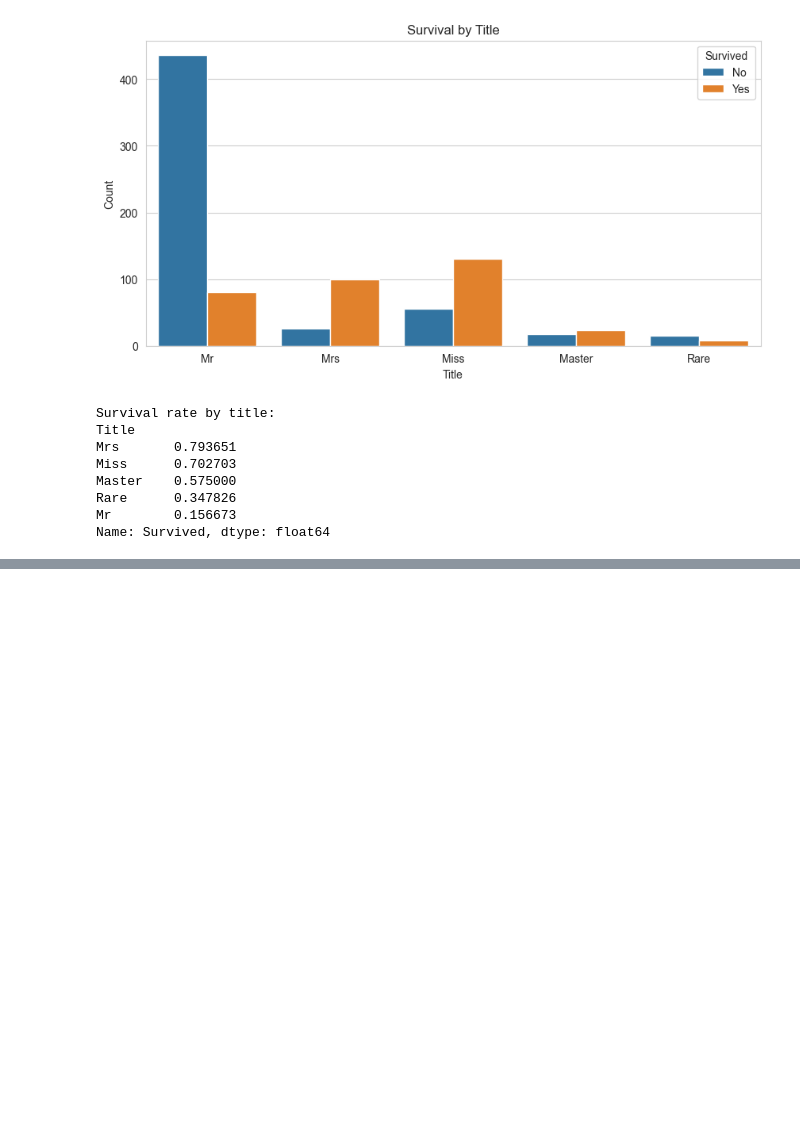
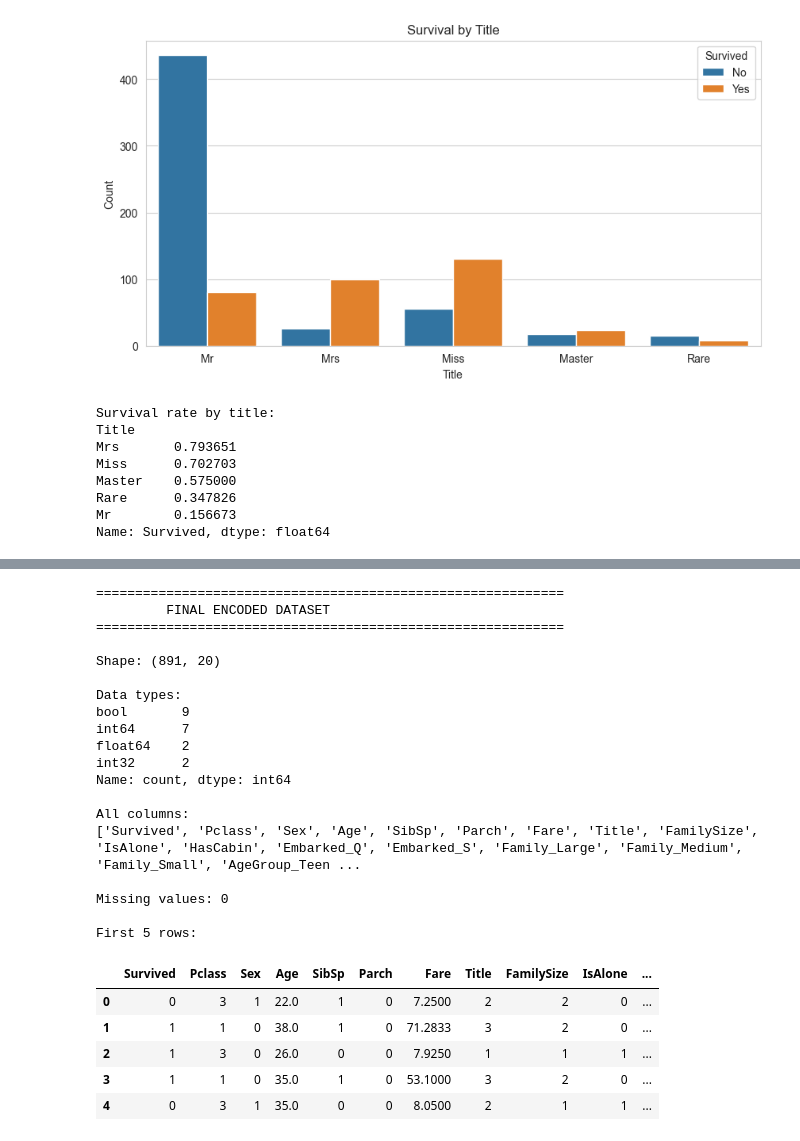
Before and after one commit to bersinada/Titanic-Survival-Prediction, a Jupyter notebook: notebooks/02_feature_engineering_preprocessing.ipynb, the cells around one changed output, grey strips where cells are left out. Drawn from its saved outputs; the diff is of its cells as text; code cells hidden in the pictures; blank space fills up the shorter version.

Commit message:
Complete preprocessing: feature engineering, encoding, scaling, train/test split

```diff
--- a/notebooks/02_feature_engineering_preprocessing.ipynb
+++ b/notebooks/02_feature_engineering_preprocessing.ipynb
@@ -195,0 +567,15 @@ Name: count, dtype: int64
+# %%
+age_dummies = pd.get_dummies(df_processed['AgeGroup'], prefix='AgeGroup', drop_first=True)
+
+print("AgeGroup One-Hot Encoding:")
+print(f"Original categories: {df_processed['AgeGroup'].unique()}")
+print(f"New columns: {age_dummies.columns.tolist()}")
+
+# Add to dataframe
+df_processed = pd.concat([df_processed, age_dummies], axis=1)
+
+# Drop original AgeGroup column
+df_processed = df_processed.drop('AgeGroup', axis=1)
+
+print(f"\nAgeGroup encoded and original column dropped.")
+print(f"New shape: {df_processed.shape}")
@@ -195,0 +590,44 @@ Name: count, dtype: int64
+# %%
+# Check final dataset
+print("="*60)
+print("         FINAL ENCODED DATASET")
+print("="*60)
+
+print(f"\nShape: {df_processed.shape}")
+
+print(f"\nData types:")
+print(df_processed.dtypes.value_counts())
+
+print(f"\nAll columns:")
+print(df_processed.columns.tolist())
+
+print(f"\nMissing values: {df_processed.isnull().sum().sum()}")
+
+print(f"\nFirst 5 rows:")
+df_processed.head()
+# %% [output]
+============================================================
+         FINAL ENCODED DATASET
+============================================================
+
+Shape: (891, 20)
+
+Data types:
+bool       9
+int64      7
+float64    2
+int32      2
+Name: count, dtype: int64
+
+All columns:
+['Survived', 'Pclass', 'Sex', 'Age', 'SibSp', 'Parch', 'Fare', 'Title', 'FamilySize', 'IsAlone', 'HasCabin', 'Embarked_Q', 'Embarked_S', 'Family_Large', 'Family_Medium', 'Family_Small', 'AgeGroup_Teen ...
+
+Missing values: 0
+
+First 5 rows:
+|  | Survived | Pclass | Sex | Age | SibSp | Parch | Fare | Title | FamilySize | IsAlone | ... |
+| 0 | 0 | 3 | 1 | 22.0 | 1 | 0 | 7.2500 | 2 | 2 | 0 | ... |
+| 1 | 1 | 1 | 0 | 38.0 | 1 | 0 | 71.2833 | 3 | 2 | 0 | ... |
+| 2 | 1 | 3 | 0 | 26.0 | 0 | 0 | 7.9250 | 1 | 1 | 1 | ... |
+| 3 | 1 | 1 | 0 | 35.0 | 1 | 0 | 53.1000 | 3 | 2 | 0 | ... |
+| 4 | 0 | 3 | 1 | 35.0 | 0 | 0 | 8.0500 | 2 | 1 | 1 | ... |
```
Also changed, not shown: parts of 14 cells of this notebook.
